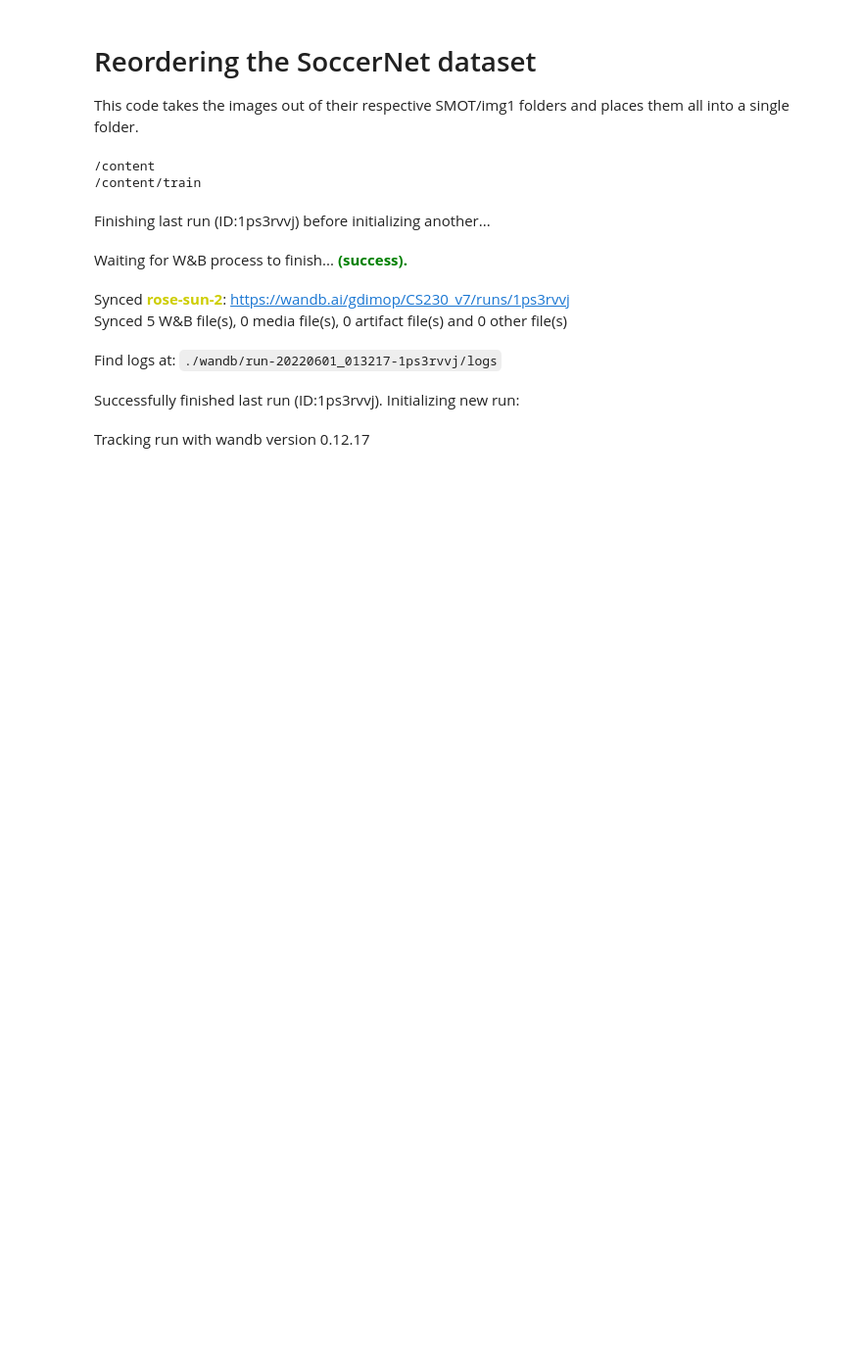
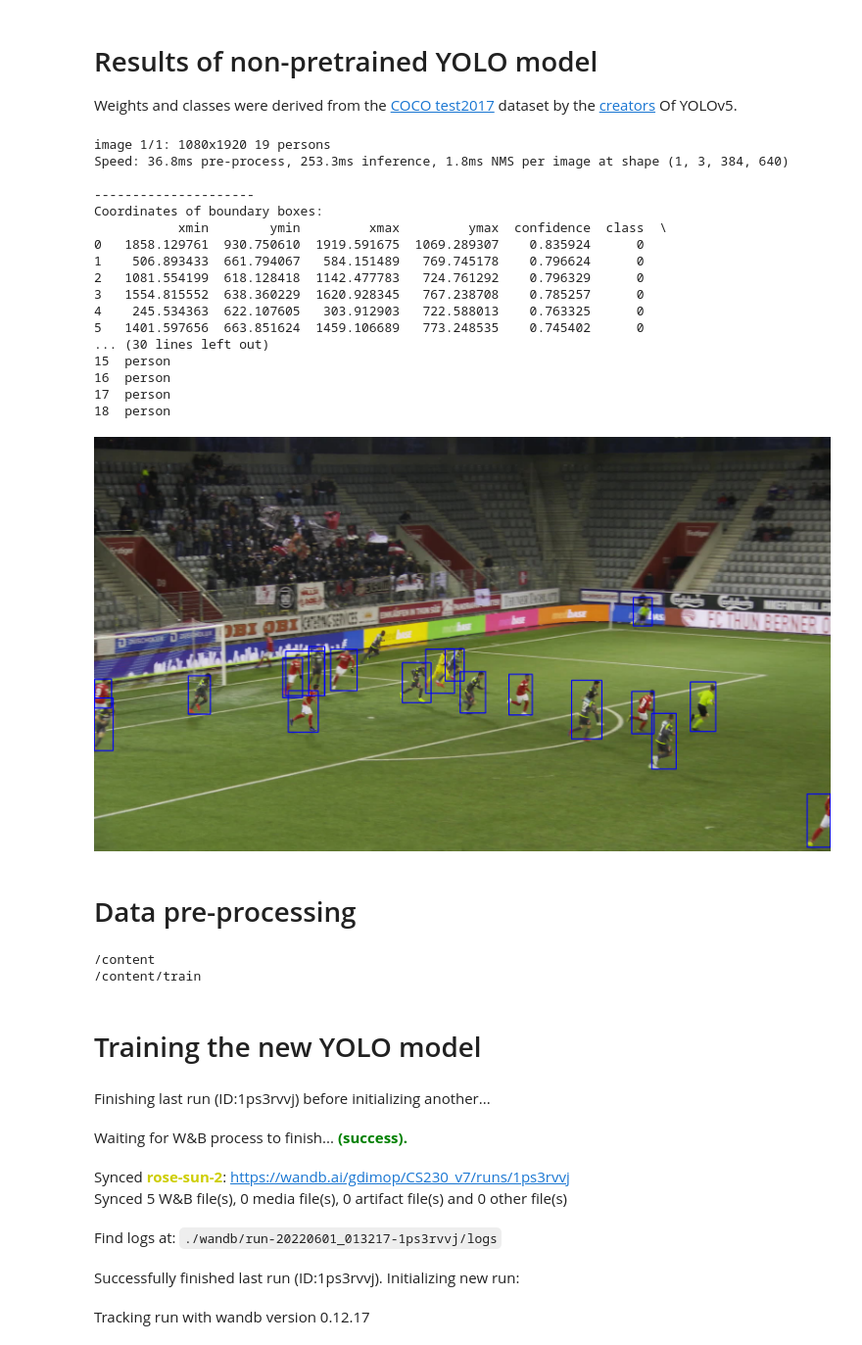
Before and after one commit to gdimop10/CS230-final-project, a Jupyter notebook: CS_230_project_v11.ipynb, the cells around one changed output. Shown at 98% size. Drawn from its saved outputs; the diff is of its cells as text; code cells hidden in the pictures; blank space fills up the shorter version.

```diff
--- a/CS_230_project_v11.ipynb
+++ b/CS_230_project_v11.ipynb
@@ -95,9 +70,57 @@ mySoccerNetDownloader.downloadDataTask(task="tracking", split=["train","test","c
-# %% [markdown]
-# Reordering the SoccerNet dataset
-This code takes the images out of their respective SMOT/img1 folders and places them all into a single folder.
 # %%
 !unzip path/to/SoccerNet/tracking/train.zip
 # %%
 !unzip path/to/SoccerNet/tracking/test.zip
+# %% [markdown]
+# Results of non-pretrained YOLO model
+
+Weights and classes were derived from the [COCO test2017](https://https://cocodataset.org/#home) dataset by the [creators](https://github.com/ultralytics/yolov5) Of YOLOv5.
+# %%
+import cv2
+from matplotlib.pyplot import imshow
+from google.colab.patches import cv2_imshow
+import numpy as np
+# Test image from the SNMOT-100 training set.
+img = Image.open('/content/train/SNMOT-100/img1/000252.jpg')
+# Inputs the image into the pretrained YOLO model, and outputs its results.
+yolo_model.eval()
+results = yolo_model(img)
+a = results.pandas().xyxy[0]
+print(results)
+print('---------------------')
+print("Coordinates of boundary boxes:")
+print(a)
+# Draws boundary boxes around the detected objects.
+base = cv2.imread('/content/train/SNMOT-100/img1/000252.jpg')
+height = base.shape[0]
+width = base.shape[1]
+for x in range(len(a)):
+  cv2.line(base, (int(a.iloc[x]['xmin']),int(a.iloc[x]['ymin'])), (int(a.iloc[x]['xmin']),int(a.iloc[x]['ymax'])), (255,0,0), 2)
+  cv2.line(base, (int(a.iloc[x]['xmin']),int(a.iloc[x]['ymax'])), (int(a.iloc[x]['xmax']),int(a.iloc[x]['ymax'])), (255,0,0), 2)
+  cv2.line(base, (int(a.iloc[x]['xmax']),int(a.iloc[x]['ymax'])), (int(a.iloc[x]['xmax']),int(a.iloc[x]['ymin'])), (255,0,0), 2)
+  cv2.line(base, (int(a.iloc[x]['xmax']),int(a.iloc[x]['ymin'])), (int(a.iloc[x]['xmin']),int(a.iloc[x]['ymin'])), (255,0,0), 2)
+
+cv2_imshow(base)
+# %% [output]
+image 1/1: 1080x1920 19 persons
+Speed: 36.8ms pre-process, 253.3ms inference, 1.8ms NMS per image at shape (1, 3, 384, 640)
+
+---------------------
+Coordinates of boundary boxes:
+           xmin        ymin         xmax         ymax  confidence  class  \
+0   1858.129761  930.750610  1919.591675  1069.289307    0.835924      0
+1    506.893433  661.794067   584.151489   769.745178    0.796624      0
+2   1081.554199  618.128418  1142.477783   724.761292    0.796329      0
+3   1554.815552  638.360229  1620.928345   767.238708    0.785257      0
+4    245.534363  622.107605   303.912903   722.588013    0.763325      0
+5   1401.597656  663.851624  1459.106689   773.248535    0.745402      0
+... (30 lines left out)
+15  person
+16  person
+17  person
+18  person
+[figure, added]
+# %% [markdown]
+# Data pre-processing
 # %%
 import os
@@ -287,4 +304,6 @@ for num in range(1):
             shutil.copy2(big_source + name, '/content/dataset/images/test')
           if ('.txt' in name):
             shutil.copy2(big_source + name, '/content/dataset/labels/test')
+# %% [markdown]
+# Training the new YOLO model
 # %%
```
Also changed, not shown: parts of 15 cells of this notebook.
